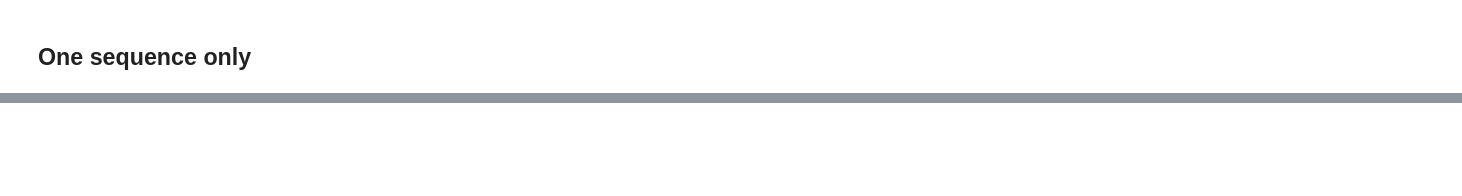
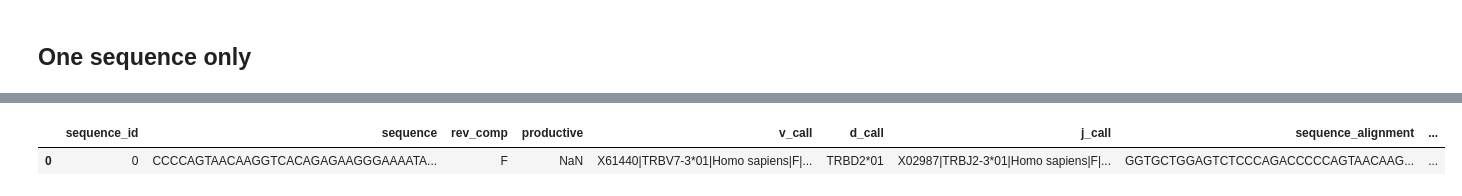
Before and after one commit to statbiophys/pygor3, a Jupyter notebook: pygor3/demo/notebooks/QuickStart.ipynb, the cells around one changed output, grey strips where cells are left out. Drawn from its saved outputs; the diff is of its cells as text; code cells hidden in the pictures; blank space fills up the shorter version.

```diff
--- a/pygor3/demo/notebooks/QuickStart.ipynb
+++ b/pygor3/demo/notebooks/QuickStart.ipynb
@@ -78,0 +319,2 @@ one_sequence
+# %%
+seqs = igor.evaluate(one_sequence[20:], hb_mdl, N_scenarios=1)
@@ -78,0 +339,5 @@ one_sequence
+# %%
+seqs.head()
+# %% [output]
+|  | sequence_id | sequence | rev_comp | productive | v_call | d_call | j_call | sequence_alignment | ... |
+| 0 | 0 | CCCCAGTAACAAGGTCACAGAGAAGGGAAAATA... | F | NaN | X61440|TRBV7-3*01|Homo sapiens|F|... | TRBD2*01 | X02987|TRBJ2-3*01|Homo sapiens|F|... | GGTGCTGGAGTCTCCCAGACCCCCAGTAACAAG... | ... |
```
Also changed, not shown: parts of 33 cells of this notebook, 18 other files.
